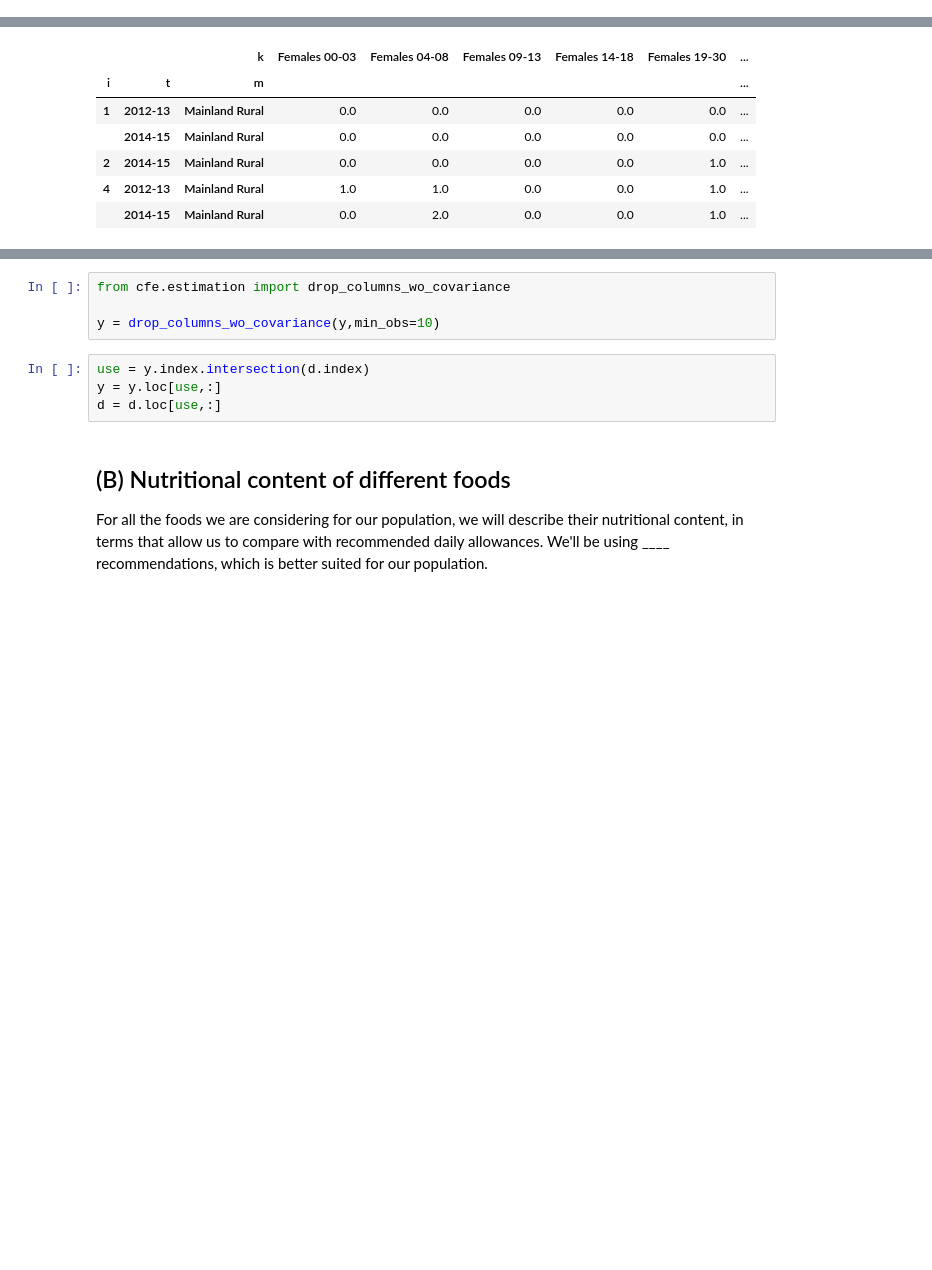
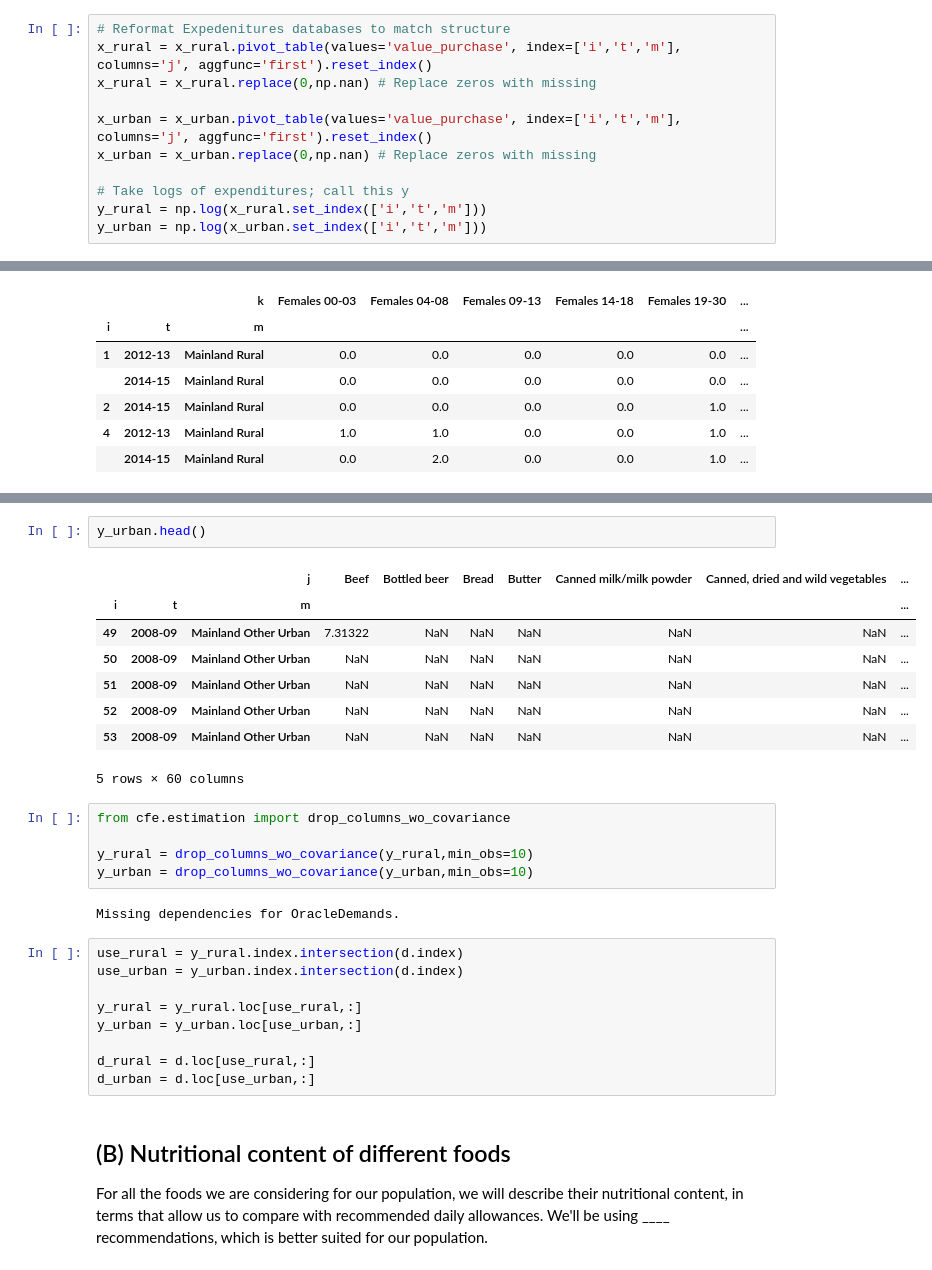
Before and after one commit to vkeroles/EEP153-SP23-Proj3, a Jupyter notebook: Team_E_food_demand.ipynb, the cells around one changed output, grey strips where cells are left out. Drawn from its saved outputs; the diff is of its cells as text; blank space fills up the shorter version.

```diff
--- a/Team_E_food_demand.ipynb
+++ b/Team_E_food_demand.ipynb
@@ -81,0 +103,11 @@ Key available for students@eep153.iam.gserviceaccount.com.
+# %%
+# Reformat Expedenitures databases to match structure
+x_rural = x_rural.pivot_table(values='value_purchase', index=['i','t','m'], columns='j', aggfunc='first').reset_index()
+x_rural = x_rural.replace(0,np.nan) # Replace zeros with missing
+
+x_urban = x_urban.pivot_table(values='value_purchase', index=['i','t','m'], columns='j', aggfunc='first').reset_index()
+x_urban = x_urban.replace(0,np.nan) # Replace zeros with missing
+
+# Take logs of expenditures; call this y
+y_rural = np.log(x_rural.set_index(['i','t','m']))
+y_urban = np.log(x_urban.set_index(['i','t','m']))
@@ -100,14 +142,33 @@ y.head()
 |  | 2014-15 | Mainland Rural | NaN | NaN | NaN | NaN | NaN | NaN | ... |
 | 2 | 2008-09 | Mainland Rural | 7.824046 | NaN | NaN | NaN | NaN | NaN | ... |
 5 rows × 60 columns
+# %%
+y_urban.head()
+# %% [output]
+|  |  | j | Beef | Bottled beer | Bread | Butter | Canned milk/milk powder | Canned, dried and wild vegetables | ... |
+| i | t | m |  |  |  |  |  |  | ... |
+| 49 | 2008-09 | Mainland Other Urban | 7.31322 | NaN | NaN | NaN | NaN | NaN | ... |
+| 50 | 2008-09 | Mainland Other Urban | NaN | NaN | NaN | NaN | NaN | NaN | ... |
+| 51 | 2008-09 | Mainland Other Urban | NaN | NaN | NaN | NaN | NaN | NaN | ... |
+| 52 | 2008-09 | Mainland Other Urban | NaN | NaN | NaN | NaN | NaN | NaN | ... |
+| 53 | 2008-09 | Mainland Other Urban | NaN | NaN | NaN | NaN | NaN | NaN | ... |
+5 rows × 60 columns
 # %%
 from cfe.estimation import drop_columns_wo_covariance
 
-y = drop_columns_wo_covariance(y,min_obs=10)
+y_rural = drop_columns_wo_covariance(y_rural,min_obs=10)
+y_urban = drop_columns_wo_covariance(y_urban,min_obs=10)
+# %% [output]
+Missing dependencies for OracleDemands.
 # %%
-use = y.index.intersection(d.index)
-y = y.loc[use,:]
-d = d.loc[use,:]
+use_rural = y_rural.index.intersection(d.index)
+use_urban = y_urban.index.intersection(d.index)
+
+y_rural = y_rural.loc[use_rural,:]
+y_urban = y_urban.loc[use_urban,:]
+
+d_rural = d.loc[use_rural,:]
+d_urban = d.loc[use_urban,:]
 # %% [markdown]
 ## (B) Nutritional content of different foods <a class="anchor" id="nutrition"></a>
 For all the foods we are considering for our population, we will describe their nutritional content, in terms that allow us to compare with recommended daily allowances. We'll be using ____ recommendations, which is better suited for our population.
```
Also changed, not shown: parts of 9 cells of this notebook.
